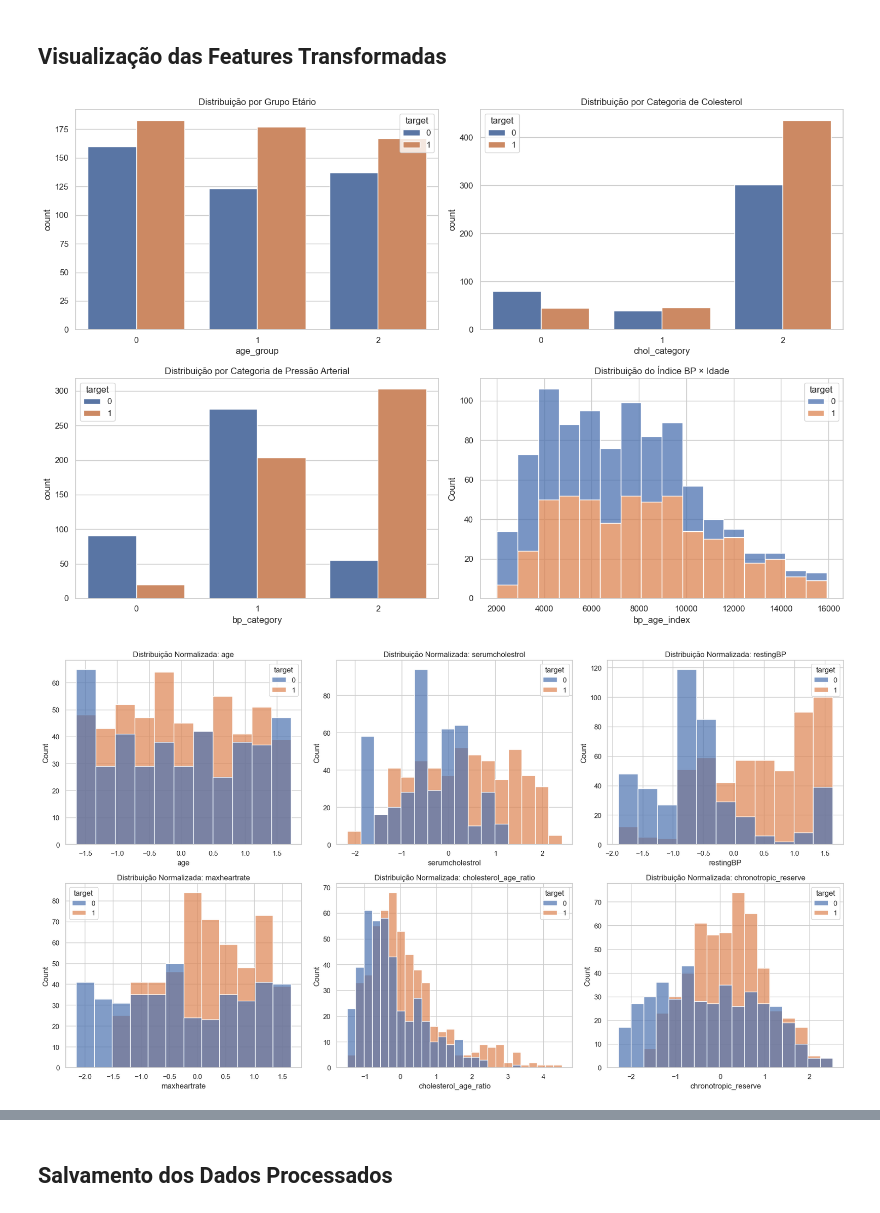
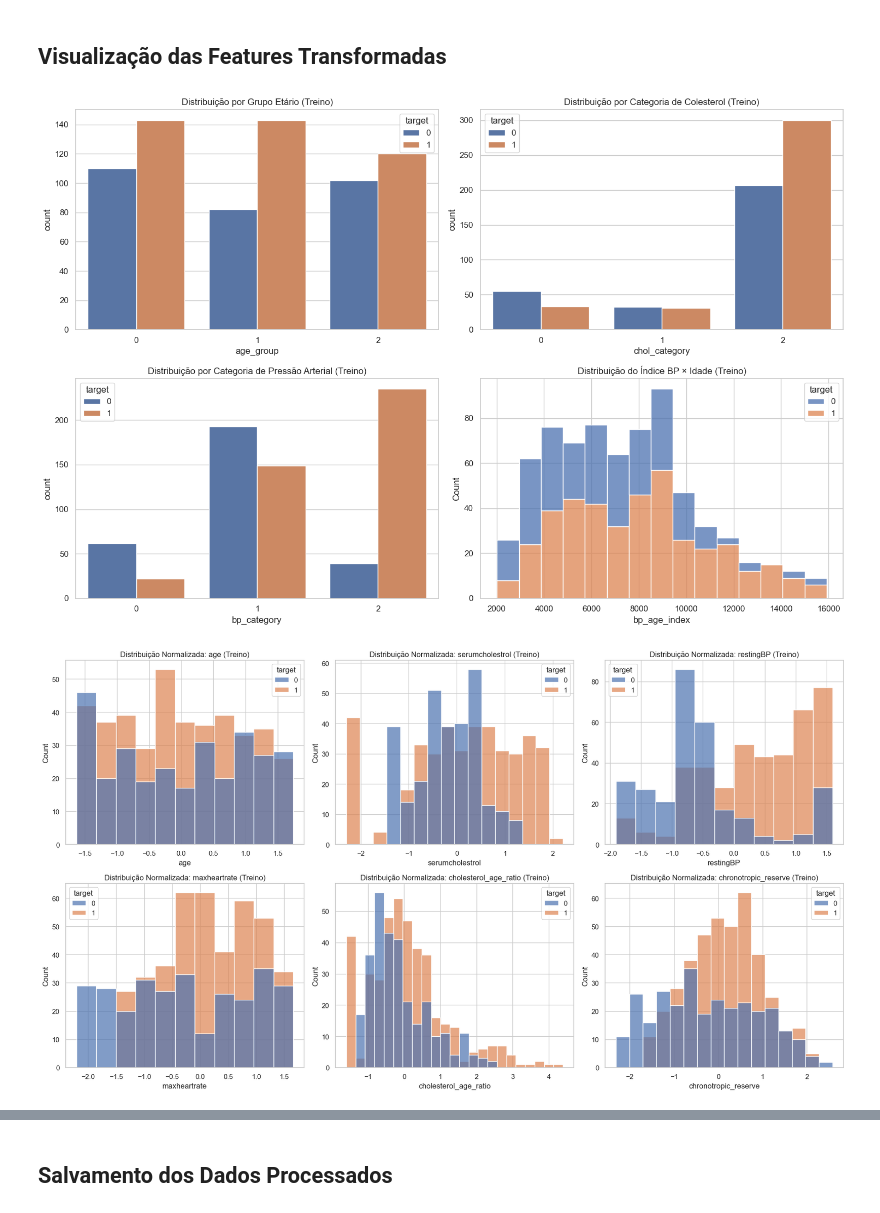
Before and after one commit to Eduardocin/ligia-group-challenge-2026, a Jupyter notebook: notebooks/2.1_feature_engineering.ipynb, the cells around one changed output, grey strips where cells are left out. Cells and saved outputs as stored; diff of their text form; code cells hidden in the pictures.

Commit message:
fix: corrigir data leakage movendo divisão treino/teste antes de seleção e normalizaçãocorrigir NaN em chol_category usando np.inf nos bins de pd.cut

```diff
--- a/notebooks/2.1_feature_engineering.ipynb
+++ b/notebooks/2.1_feature_engineering.ipynb
@@ -106,0 +108,17 @@ Dataset após criação de features: 947 linhas x 20 colunas
+# %%
+# Separar features e target
+X = df.drop('target', axis=1)
+y = df['target']
+
+# Divisão estratificada treino/teste (70/30)
+X_train, X_test, y_train, y_test = train_test_split(
+    X, y,
+    test_size=0.3,
+    random_state=42,
+    stratify=y
+)
+
+print(f"Conjunto de treino: {X_train.shape[0]} amostras")
+print(f"Conjunto de teste: {X_test.shape[0]} amostras")
+print(f"\nDistribuição do target no treino:")
+print(y_train.value_counts(normalize=True))
@@ -204,50 +261,57 @@ max                   2.527
 # %% [markdown]
 ## Visualização das Features Transformadas
 # %%
-# Visualização das features transformadas
+# Visualização das features transformadas (usando dados de TREINO)
 
 fig, axes = plt.subplots(2, 2, figsize=(15, 10))
 
+# Criar DataFrame temporário para visualização
+train_viz = X_train.copy()
+train_viz['target'] = y_train
+
 # Age groups
-sns.countplot(data=df, x='age_group', hue='target', ax=axes[0,0])
-axes[0,0].set_title('Distribuição por Grupo Etário')
+sns.countplot(data=train_viz, x='age_group', hue='target', ax=axes[0,0])
+axes[0,0].set_title('Distribuição por Grupo Etário (Treino)')
 
 # Cholesterol categories
-sns.countplot(data=df, x='chol_category', hue='target', ax=axes[0,1])
-axes[0,1].set_title('Distribuição por Categoria de Colesterol')
+sns.countplot(data=train_viz, x='chol_category', hue='target', ax=axes[0,1])
+axes[0,1].set_title('Distribuição por Categoria de Colesterol (Treino)')
 
 # BP categories
-sns.countplot(data=df, x='bp_category', hue='target', ax=axes[1,0])
-axes[1,0].set_title('Distribuição por Categoria de Pressão Arterial')
+sns.countplot(data=train_viz, x='bp_category', hue='target', ax=axes[1,0])
+axes[1,0].set_title('Distribuição por Categoria de Pressão Arterial (Treino)')
 
 # BP Age Index
-sns.histplot(data=df, x='bp_age_index', hue='target', multiple='stack', ax=axes[1,1])
-axes[1,1].set_title('Distribuição do Índice BP × Idade')
+sns.histplot(data=train_viz, x='bp_age_index', hue='target', multiple='stack', ax=axes[1,1])
+axes[1,1].set_title('Distribuição do Índice BP × Idade (Treino)')
 
 plt.tight_layout()
 plt.show()
 
-#  Distribuição das features numéricas normalizadas
+# Distribuição das features numéricas normalizadas
 fig, axes = plt.subplots(2, 3, figsize=(18, 10))
 
 features_to_plot = ['age', 'serumcholestrol', 'restingBP', 'maxheartrate', 'cholesterol_age_ratio', 'chronotropic_reserve']
 
+train_scaled_viz = X_train_scaled.copy()
+train_scaled_viz['target'] = y_train
+
 for i, feature in enumerate(features_to_plot):
     row = i // 3
     col = i % 3
-    sns.histplot(data=df_scaled, x=feature, hue='target', ax=axes[row, col], alpha=0.7)
-    axes[row, col].set_title(f'Distribuição Normalizada: {feature}')
+    sns.histplot(data=train_scaled_viz, x=feature, hue='target', ax=axes[row, col], alpha=0.7)
+    axes[row, col].set_title(f'Distribuição Normalizada: {feature} (Treino)')
 
 plt.tight_layout()
 plt.show()
 
 # Boxplot das features normalizadas por target
 plt.figure(figsize=(15, 8))
-df_melted = df_scaled.melt(id_vars=['target'], value_vars=numerical_features_to_scale[:6], var_name='Feature', value_name='Value')
+df_melted = train_scaled_viz.melt(id_vars=['target'], value_vars=numerical_features_to_scale[:6], var_name='Feature', value_name='Value')
 sns.boxplot(data=df_melted, x='Feature', y='Value', hue='target')
-plt.title('Boxplot das Features Normalizadas por Classe Target')
+plt.title('Boxplot das Features Normalizadas por Classe Target (Treino)')
 plt.xticks(rotation=45)
 plt.show()
 # %% [output]
-[figure, old version]
+[figure, new version]
-[figure, old version]
+[figure, new version]
```
Also changed, not shown: parts of 9 cells of this notebook, 1 other file.
